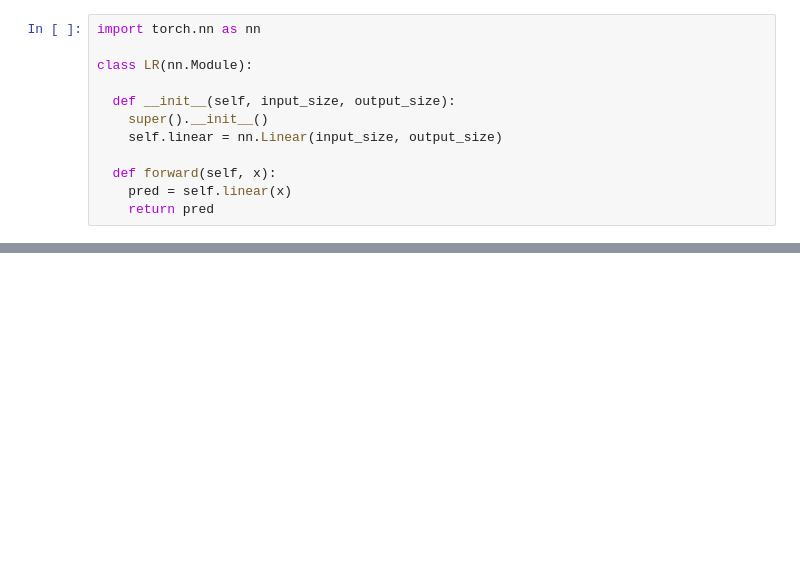
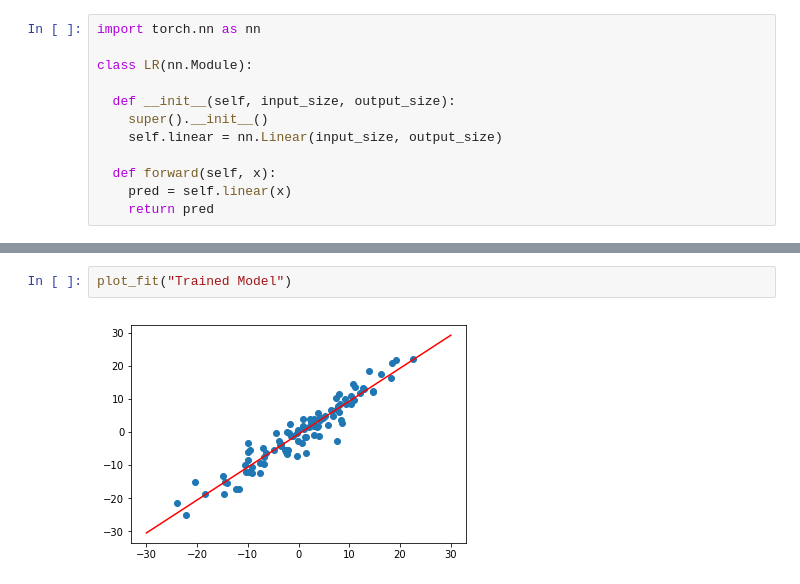
Before and after one commit to Sarthak30/torch_course, a Jupyter notebook: linear_regression.ipynb, the cells around one changed output, grey strips where cells are left out. Drawn from its saved outputs; the diff is of its cells as text; blank space fills up the shorter version.

```diff
--- a/linear_regression.ipynb
+++ b/linear_regression.ipynb
@@ -59,0 +100,4 @@ tensor([0.3030], grad_fn=<AddBackward0>)
+# %%
+plot_fit("Trained Model")
+# %% [output]
+[figure, added]
```
Also changed, not shown: parts of 14 cells of this notebook.
